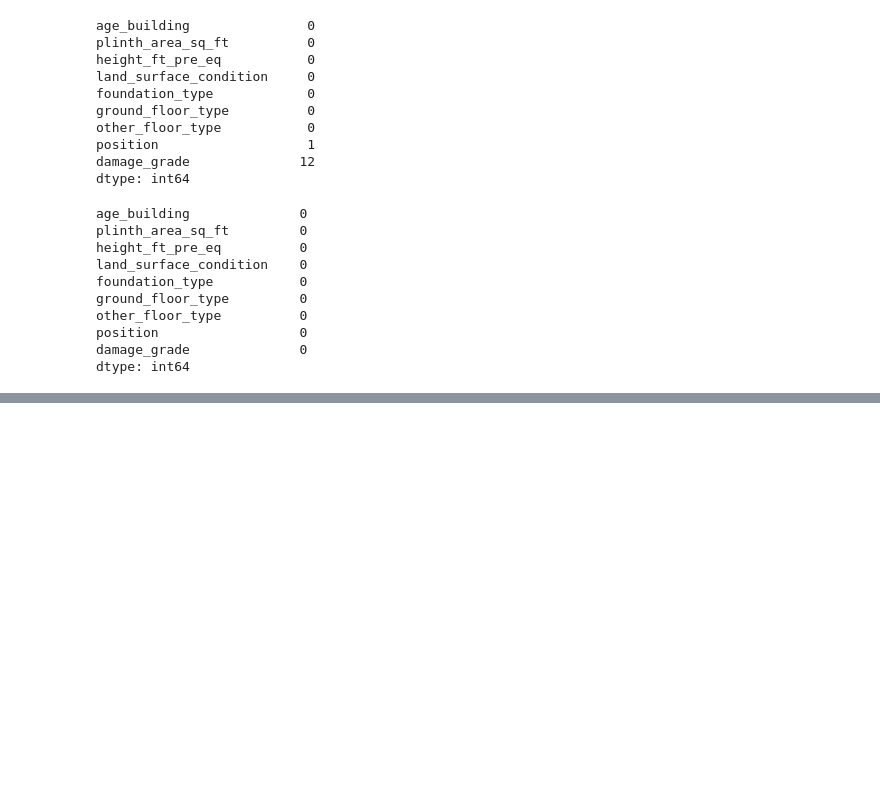
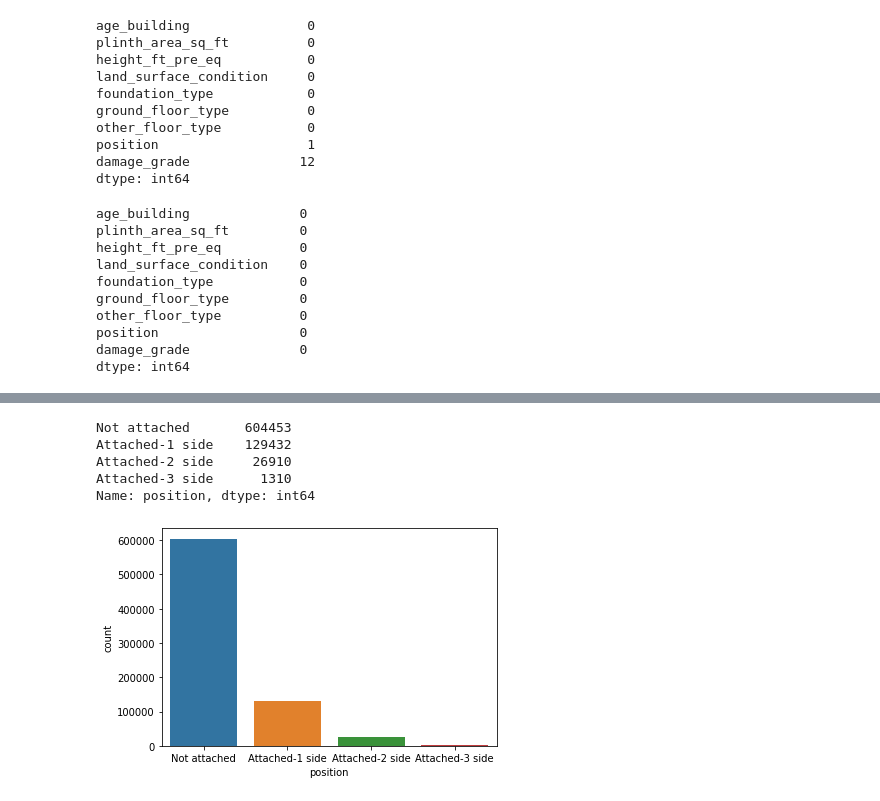
Before and after one commit to rivkms/2021atp_Earthquake-Damage, a Jupyter notebook: main.ipynb, the cells around one changed output, grey strips where cells are left out. Saved outputs shown, nothing was run; the diff lists cells and outputs as text; code cells hidden in the pictures; blank space fills up the shorter version.

```diff
--- a/main.ipynb
+++ b/main.ipynb
@@ -182,0 +215,10 @@ dtype: int64
+# %%
+sns.countplot(data=data, x='position')
+data.loc[:,'position'].value_counts()
+# %% [output]
+Not attached       604453
+Attached-1 side    129432
+Attached-2 side     26910
+Attached-3 side      1310
+Name: position, dtype: int64
+[figure, added]
```
Also changed, not shown: parts of 8 cells of this notebook.
